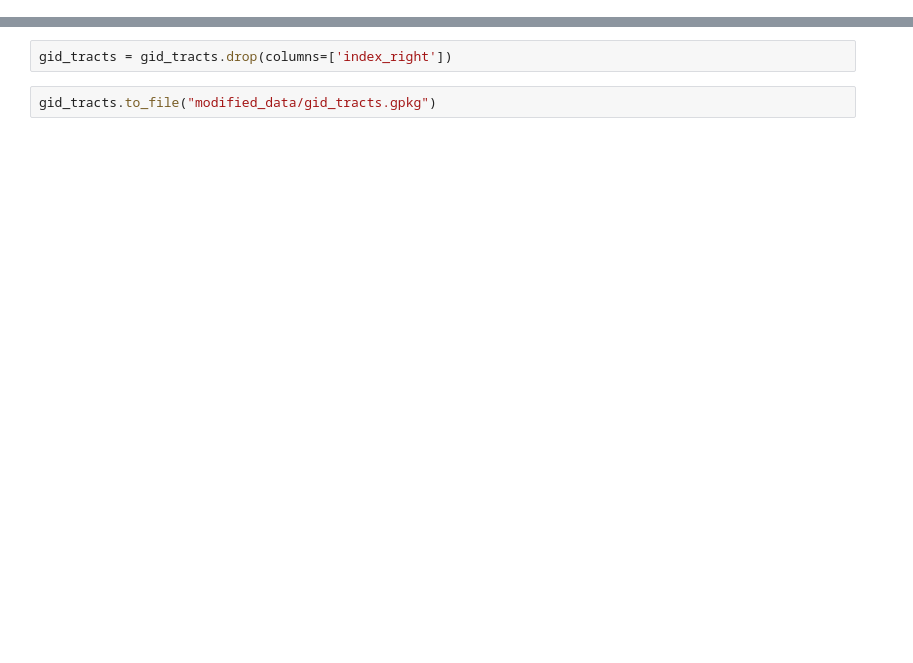
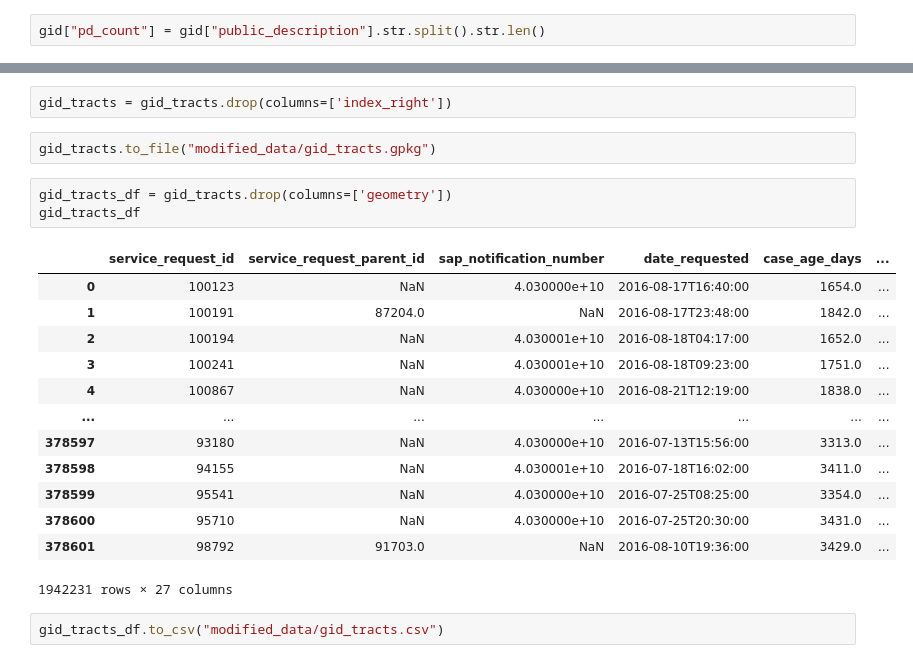
Before and after one commit to glow-27/cogs-proj-2, a Jupyter notebook: data_preprocessing.ipynb, the cells around one changed output, grey strips where cells are left out. Cells and saved outputs as stored; diff of their text form; blank space fills up the shorter version.

```diff
--- a/data_preprocessing.ipynb
+++ b/data_preprocessing.ipynb
@@ -94,6 +98,8 @@ def get_category(service):
     return 'other'
 
 gid['category'] = gid['service_name'].apply(get_category)
+# %%
+gid["pd_count"] = gid["public_description"].str.split().str.len()
 # %% [markdown]
 ## Geotag the points
 # %%
@@ -224,3 +230,22 @@ gid_tracts.head()
 gid_tracts = gid_tracts.drop(columns=['index_right'])
 # %%
 gid_tracts.to_file("modified_data/gid_tracts.gpkg")
+# %%
+gid_tracts_df = gid_tracts.drop(columns=['geometry'])
+gid_tracts_df
+# %% [output]
+|  | service_request_id | service_request_parent_id | sap_notification_number | date_requested | case_age_days | ... |
+| 0 | 100123 | NaN | 4.030000e+10 | 2016-08-17T16:40:00 | 1654.0 | ... |
+| 1 | 100191 | 87204.0 | NaN | 2016-08-17T23:48:00 | 1842.0 | ... |
+| 2 | 100194 | NaN | 4.030001e+10 | 2016-08-18T04:17:00 | 1652.0 | ... |
+| 3 | 100241 | NaN | 4.030001e+10 | 2016-08-18T09:23:00 | 1751.0 | ... |
+| 4 | 100867 | NaN | 4.030000e+10 | 2016-08-21T12:19:00 | 1838.0 | ... |
+| ... | ... | ... | ... | ... | ... | ... |
+| 378597 | 93180 | NaN | 4.030000e+10 | 2016-07-13T15:56:00 | 3313.0 | ... |
+| 378598 | 94155 | NaN | 4.030001e+10 | 2016-07-18T16:02:00 | 3411.0 | ... |
+| 378599 | 95541 | NaN | 4.030000e+10 | 2016-07-25T08:25:00 | 3354.0 | ... |
+| 378600 | 95710 | NaN | 4.030000e+10 | 2016-07-25T20:30:00 | 3431.0 | ... |
+| 378601 | 98792 | 91703.0 | NaN | 2016-08-10T19:36:00 | 3429.0 | ... |
+1942231 rows × 27 columns
+# %%
+gid_tracts_df.to_csv("modified_data/gid_tracts.csv")
```
Also changed, not shown: parts of 4 cells of this notebook, 1 other file.
